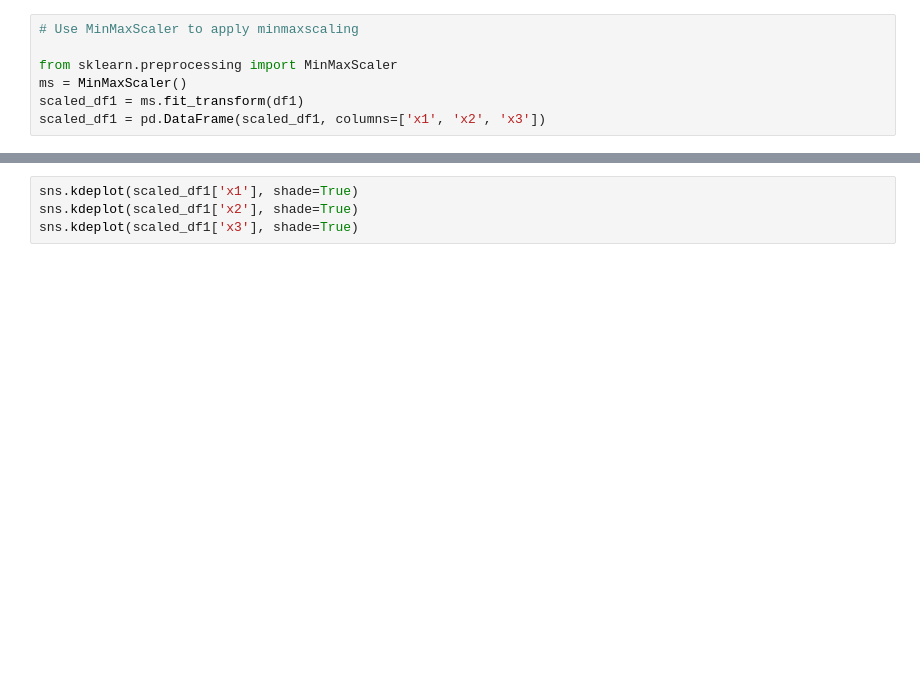
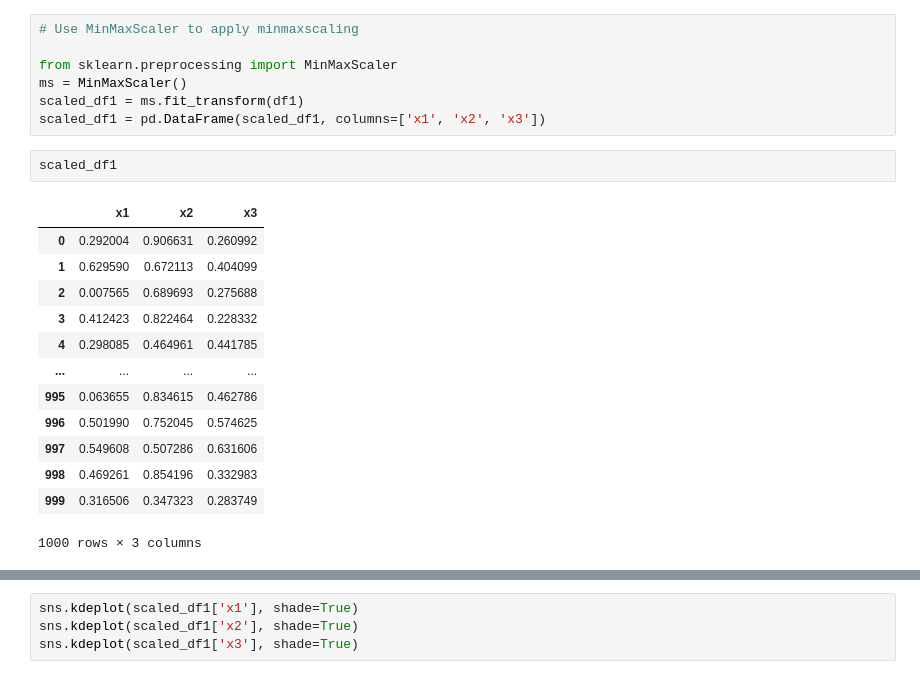
Before and after one commit to Jekso/Singularity-Data-Science, a Jupyter notebook: 09-Data preprocessing/code/2. Feature Transformation/7-Feature Scaling.ipynb, the cells around one changed output, grey strips where cells are left out. Drawn from its saved outputs; the diff is of its cells as text; blank space fills up the shorter version.

```diff
--- a/09-Data preprocessing/code/2. Feature Transformation/7-Feature Scaling.ipynb
+++ b/09-Data preprocessing/code/2. Feature Transformation/7-Feature Scaling.ipynb
@@ -133,3 +145,19 @@ from sklearn.preprocessing import MinMaxScaler
 ms = MinMaxScaler()
 scaled_df1 = ms.fit_transform(df1)
 scaled_df1 = pd.DataFrame(scaled_df1, columns=['x1', 'x2', 'x3'])
+# %%
+scaled_df1
+# %% [output]
+|  | x1 | x2 | x3 |
+| 0 | 0.292004 | 0.906631 | 0.260992 |
+| 1 | 0.629590 | 0.672113 | 0.404099 |
+| 2 | 0.007565 | 0.689693 | 0.275688 |
+| 3 | 0.412423 | 0.822464 | 0.228332 |
+| 4 | 0.298085 | 0.464961 | 0.441785 |
+| ... | ... | ... | ... |
+| 995 | 0.063655 | 0.834615 | 0.462786 |
+| 996 | 0.501990 | 0.752045 | 0.574625 |
+| 997 | 0.549608 | 0.507286 | 0.631606 |
+| 998 | 0.469261 | 0.854196 | 0.332983 |
+| 999 | 0.316506 | 0.347323 | 0.283749 |
+1000 rows × 3 columns
```
Also changed, not shown: parts of 15 cells of this notebook, 38 other files.
